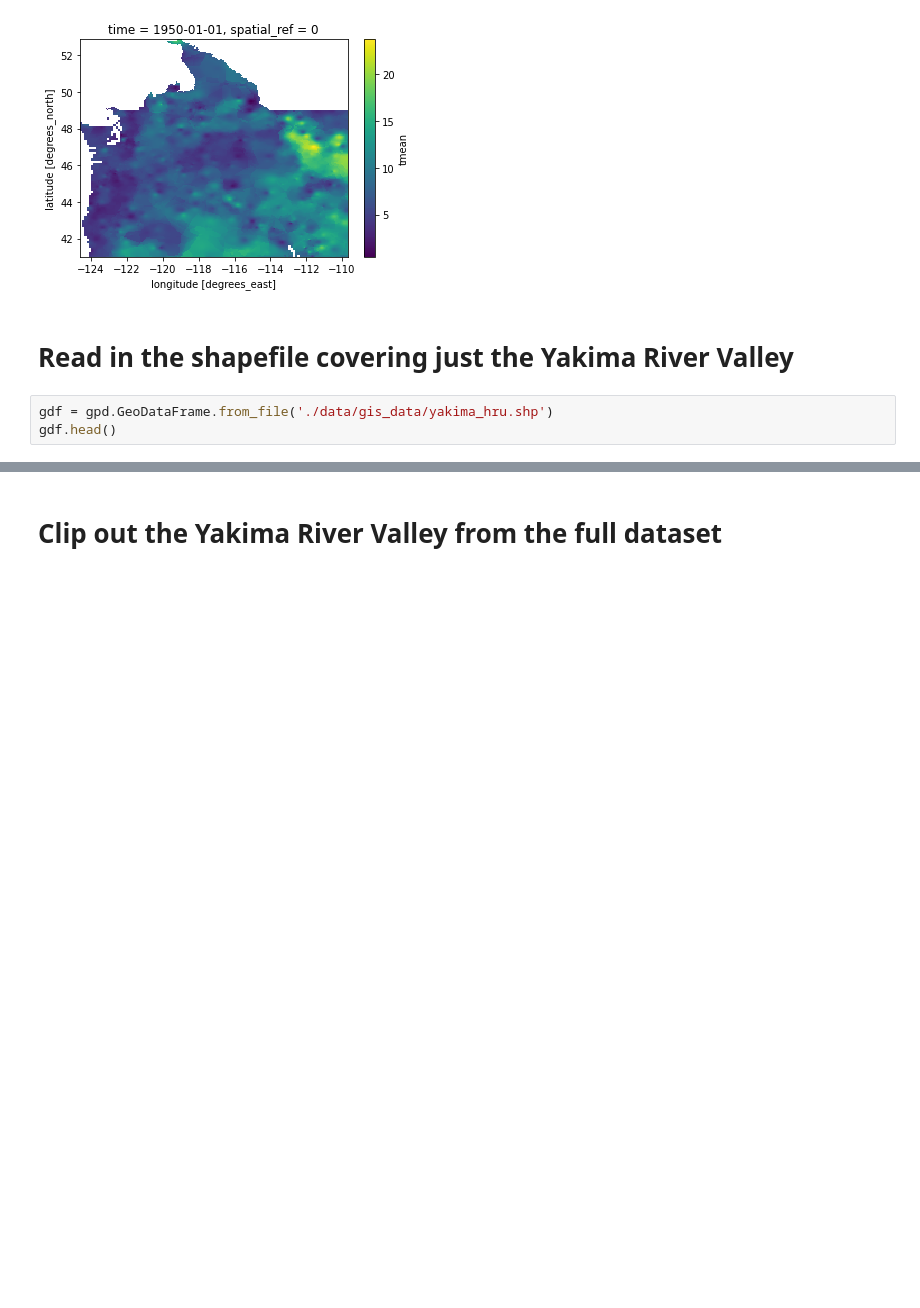
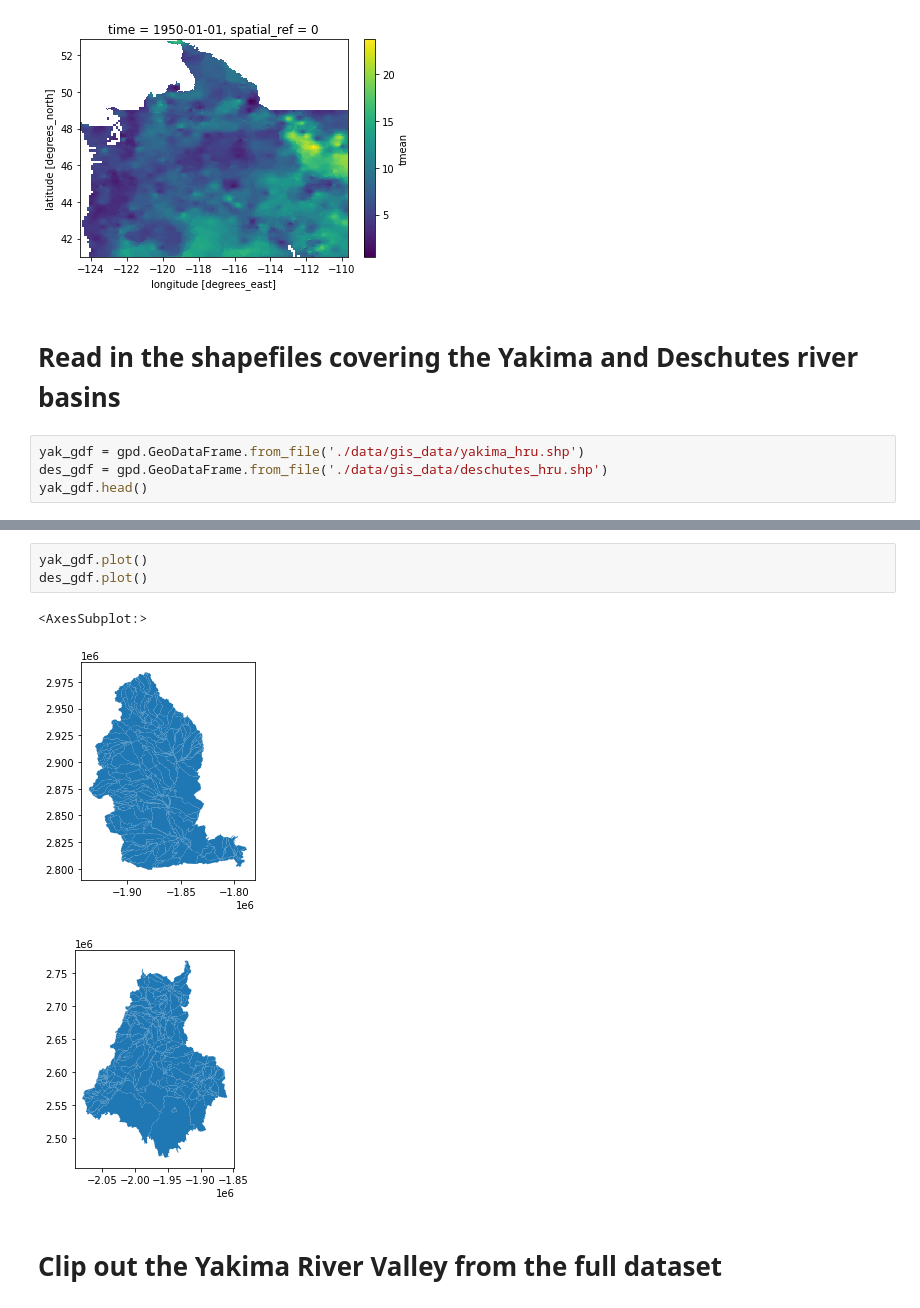
Before and after one commit to arbennett/xarray_shapefile_subset_example, a Jupyter notebook: clipping_example.ipynb, the cells around one changed output, grey strips where cells are left out. Cells and saved outputs as stored; diff of their text form; blank space fills up the shorter version.

```diff
--- a/clipping_example.ipynb
+++ b/clipping_example.ipynb
@@ -37,10 +37,11 @@ ds['tmean'].isel(time=0).plot()
 <matplotlib.collections.QuadMesh at 0x...>
 [figure]
 # %% [markdown]
-# Read in the shapefile covering just the Yakima River Valley
+# Read in the shapefiles covering the Yakima and Deschutes river basins
 # %%
-gdf = gpd.GeoDataFrame.from_file('./data/gis_data/yakima_hru.shp')
-gdf.head()
+yak_gdf = gpd.GeoDataFrame.from_file('./data/gis_data/yakima_hru.shp')
+des_gdf = gpd.GeoDataFrame.from_file('./data/gis_data/deschutes_hru.shp')
+yak_gdf.head()
 # %% [output]
 |  | hru_id2 | LtHtTtl | swe1 | swe2 | swe3 | swe4 | swe5 | swe6 | swe7 | swe8 | swe9 | ... |
 | 0 | 17006965 | -70.885145 | 1.062570e-05 | 3.151881e-01 | 1.076094 | 4.264101 | 48.517270 | 118.789648 | 149.229173 | 106.037134 | 0.569133 | ... |
@@ -48,6 +49,13 @@ gdf.head()
 | 2 | 17006969 | -21.841824 | 7.408289e-07 | 1.260365e-08 | 0.261100 | 0.186231 | 2.130178 | 0.064254 | 0.000000 | 0.000000 | 0.000000 | ... |
 | 3 | 17006970 | -24.022237 | 2.803561e-06 | 1.729645e-09 | 0.215585 | 0.138329 | 2.044203 | 0.058820 | 0.000000 | 0.000000 | 0.000000 | ... |
 | 4 | 17006971 | -33.001100 | 5.020043e-07 | 2.171486e-08 | 0.130928 | 0.090587 | 1.870962 | 0.118715 | 0.000000 | 0.000000 | 0.000000 | ... |
+# %%
+yak_gdf.plot()
+des_gdf.plot()
+# %% [output]
+<AxesSubplot:>
+[figure, added]
+[figure, added]
 # %% [markdown]
 # Clip out the Yakima River Valley from the full dataset
 # %%
```
Also changed, not shown: parts of 7 cells of this notebook, 5 other files.
